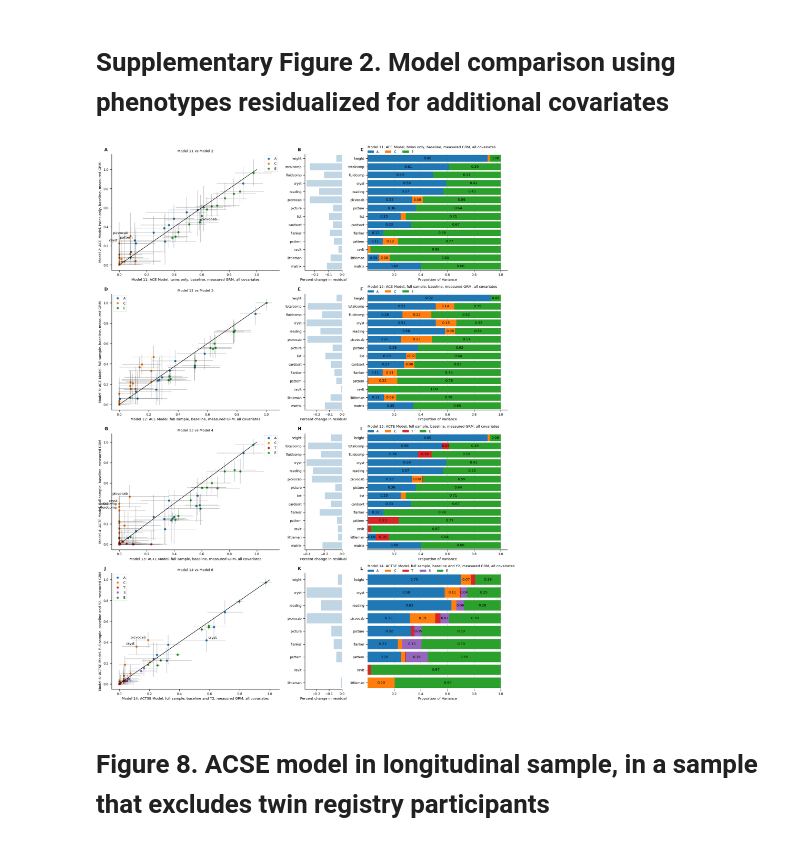
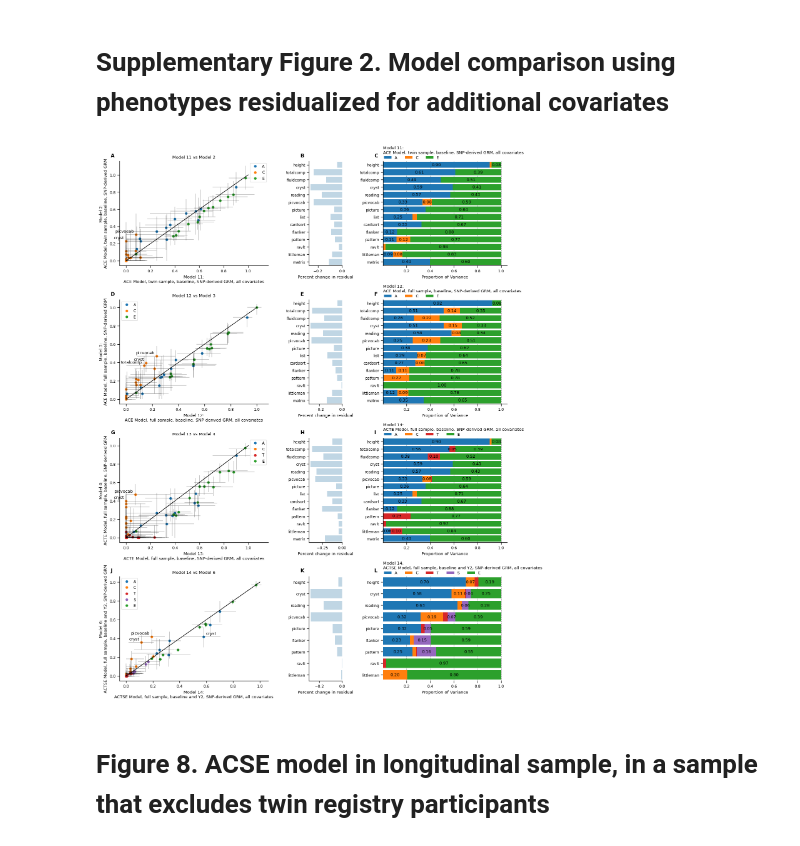
Before and after one commit to dmysmith/behav-genet-2023, a Jupyter notebook: visualize_python.ipynb, the cells around one changed output. Saved outputs shown, nothing was run; the diff lists cells and outputs as text; code cells hidden in the pictures.

```diff
--- a/visualize_python.ipynb
+++ b/visualize_python.ipynb
@@ -241,9 +241,9 @@ def compare_models(name1, name2, sig2mat, models, ax = None, lbl = None):
 
     ax.set_title(modnum1 + ' vs ' + modnum2)
     # Set x-axis label
-    ax.set_xlabel(modnum1 + ': ' + models['title'][i])
+    ax.set_xlabel(modnum1 + ':\n' + models['title'][i])
     # Set y-axis label
-    ax.set_ylabel(modnum2 + ': ' + models['title'][j])
+    ax.set_ylabel(modnum2 + ':\n' + models['title'][j])
 
     # add line at model 1 = model 2
     ax.plot([0, 1], [0, 1], 'k-')
@@ -351,7 +351,7 @@ def stacked_bar(model_name, sig2mat_list, models, ax = None, label=0.04):
         left = left + df[name]
 
     # title, legend, labels
-    ax.set_title(models['name'][i] + ': ' + models['title'][i] + '\n', loc='left')
+    ax.set_title(models['name'][i] + ':\n' + models['title'][i] + '\n', loc='left')
     ax.set_xlabel('Proportion of Variance')
 
     #add legend to plot
@@ -454,7 +454,7 @@ def plot_aic(name1, name2, model, models, phenonames, ax = None, label = None, s
         if debug==True:
             print(delta_aic)
         ax.barh(phenonames, delta_aic, color = "#849DAB")
-        ax.set_xlabel("Delta AIC (negative values favor " + models['name'][i] + ")");
+        ax.set_xlabel("Delta AIC\n(negative values favor " + models['name'][i] + ")");
 
         if isinstance(label,int):
             plt.axvline(x=label, color = 'k', ls=':')
@@ -494,6 +494,8 @@ def label_subplots(axs):
 # set dimensions for figures
 figwidth=16
 figheight=7.2
+wspace=0.4
+hspace=0.25
 # %% [markdown]
 # Figure 1. ACE Model in FEMA versus OpenMx
 
@@ -822,13 +769,13 @@ Name: sig2tvec, dtype: float64
 # %%
 # Setting up the plot surface
 fig = plt.figure(figsize=(figwidth, figheight*3))
-gs = GridSpec(nrows=4, ncols=3, width_ratios = [9,2,7.5])
+gs = GridSpec(nrows=4, ncols=3, width_ratios = [9,2,7.5], wspace=wspace, hspace=hspace*1.3)
 
 ## MODEL 2
 
 # Left axes
 ax0 = fig.add_subplot(gs[0, 0])
-compare_models("s2_allcovs_m2", "model2", sig2mat, models, ax=ax0, lbl = .13)
+compare_models("s2_allcovs_m2", "model2", sig2mat, models, ax=ax0, lbl = .15)
 
 # Middle axes
 ax1=fig.add_subplot(gs[0,1])
@@ -842,7 +789,7 @@ stacked_bar("s2_allcovs_m2", sig2mat, models, ax=ax2)
 
 # Left axes
 ax3 = fig.add_subplot(gs[1, 0])
-compare_models("s2_allcovs_m3", "model3", sig2mat, models, ax=ax3, lbl = .3)
+compare_models("s2_allcovs_m3", "model3", sig2mat, models, ax=ax3, lbl = .2)
 
 # Middle axes
 ax4=fig.add_subplot(gs[1,1])
@@ -855,37 +802,37 @@ stacked_bar("s2_allcovs_m3", sig2mat, models, ax=ax5)
 ## MODEL 4
 
 # Left axes
 ax6 = fig.add_subplot(gs[2, 0])
-compare_models("s2_allcovs_m4", "model4", sig2mat, models, ax=ax6, lbl = .3)
+compare_models("s2_allcovs_m4", "model4", sig2mat, models, ax=ax6, lbl = .38)
 
 # Middle axes
 ax7=fig.add_subplot(gs[2,1])
 plot_aic("s2_allcovs_m4", "model4", model, models, baseline_phenos, label=0.0001, sig2tvec = True, ax=ax7)
 
 # Right axes
 ax8=fig.add_subplot(gs[2, 2], sharey=ax7)
 stacked_bar("s2_allcovs_m4", sig2mat, models, ax=ax8)
 
 ## MODEL 5
 
 # Left axes
 ax9 = fig.add_subplot(gs[3, 0])
 compare_models("s2_allcovs_m5", "model6", sig2mat, models, ax=ax9, lbl = .15)
 
 # Middle axes
 ax10=fig.add_subplot(gs[3,1])
 plot_aic("s2_allcovs_m5", "model6", model, models, y2_phenos, label=0.0001, sig2tvec = True, ax=ax10)
 
 # Right axes
 ax11=fig.add_subplot(gs[3, 2], sharey=ax10)
 stacked_bar("s2_allcovs_m5", sig2mat, models, ax=ax11)
 
-fig.tight_layout()
+# fig.tight_layout()
 
 label_subplots([ax0,ax1,ax2,ax3,ax4,ax5,ax6,ax7,ax8,ax9,ax10,ax11])
-plt.savefig(outpath + 'suppfig2.tiff', format='tiff')
+plt.savefig(outpath + 'suppfig2.tiff', format='tiff', dpi = 300)
 # %% [output]
-[figure, old version]
+[figure, new version]
 # %% [markdown]
 # Figure 8. ACSE model in longitudinal sample, in a sample that excludes twin registry participants
 # %%
```
Also changed, not shown: parts of 13 cells of this notebook, 4 other files.
